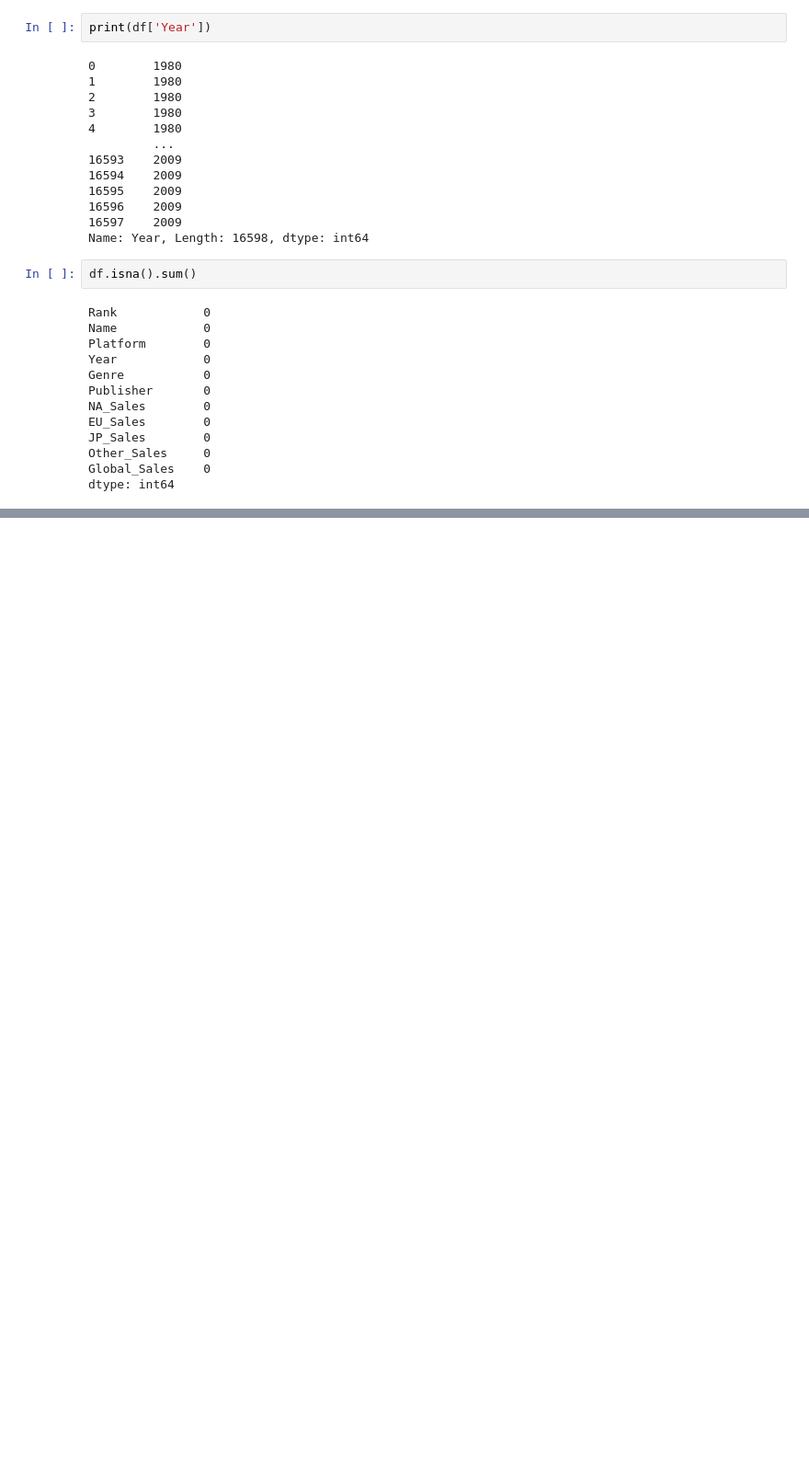
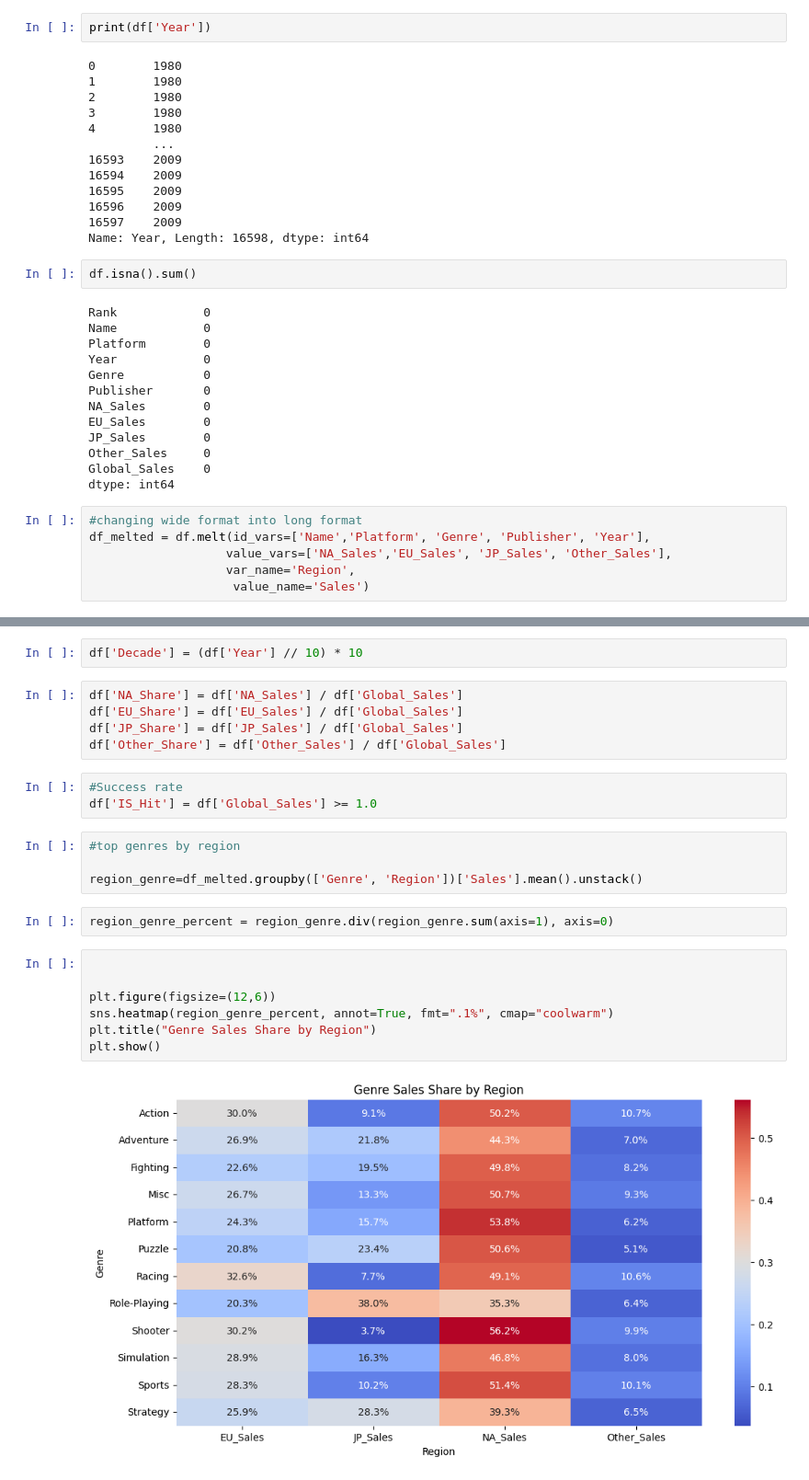
Before and after one commit to Yojana-Ghimire/Data_Analysis_Project, a Jupyter notebook: eda-of-videogame-sale.ipynb, the cells around one changed output, grey strips where cells are left out. Shown: that part at 92% size. Drawn from its saved outputs; the diff is of its cells as text; blank space fills up the shorter version.

Commit message:
Kaggle Notebook | EDA of videogame sale | Version 160

```diff
--- a/eda-of-videogame-sale.ipynb
+++ b/eda-of-videogame-sale.ipynb
@@ -144,3 +144,9 @@ JP_Sales        0
 Other_Sales     0
 Global_Sales    0
 dtype: int64
+# %%
+#changing wide format into long format
+df_melted = df.melt(id_vars=['Name','Platform', 'Genre', 'Publisher', 'Year'],
+                   value_vars=['NA_Sales','EU_Sales', 'JP_Sales', 'Other_Sales'],
+                   var_name='Region',
+                    value_name='Sales')
@@ -146,0 +173,25 @@ dtype: int64
+# %%
+df['Decade'] = (df['Year'] // 10) * 10
+# %%
+df['NA_Share'] = df['NA_Sales'] / df['Global_Sales']
+df['EU_Share'] = df['EU_Sales'] / df['Global_Sales']
+df['JP_Share'] = df['JP_Sales'] / df['Global_Sales']
+df['Other_Share'] = df['Other_Sales'] / df['Global_Sales']
+# %%
+#Success rate
+df['IS_Hit'] = df['Global_Sales'] >= 1.0
+# %%
+#top genres by region
+
+region_genre=df_melted.groupby(['Genre', 'Region'])['Sales'].mean().unstack()
+# %%
+region_genre_percent = region_genre.div(region_genre.sum(axis=1), axis=0)
+# %%
+
+
+plt.figure(figsize=(12,6))
+sns.heatmap(region_genre_percent, annot=True, fmt=".1%", cmap="coolwarm")
+plt.title("Genre Sales Share by Region")
+plt.show()
+# %% [output]
+[figure, added]
```
Also changed, not shown: parts of 12 cells of this notebook.
